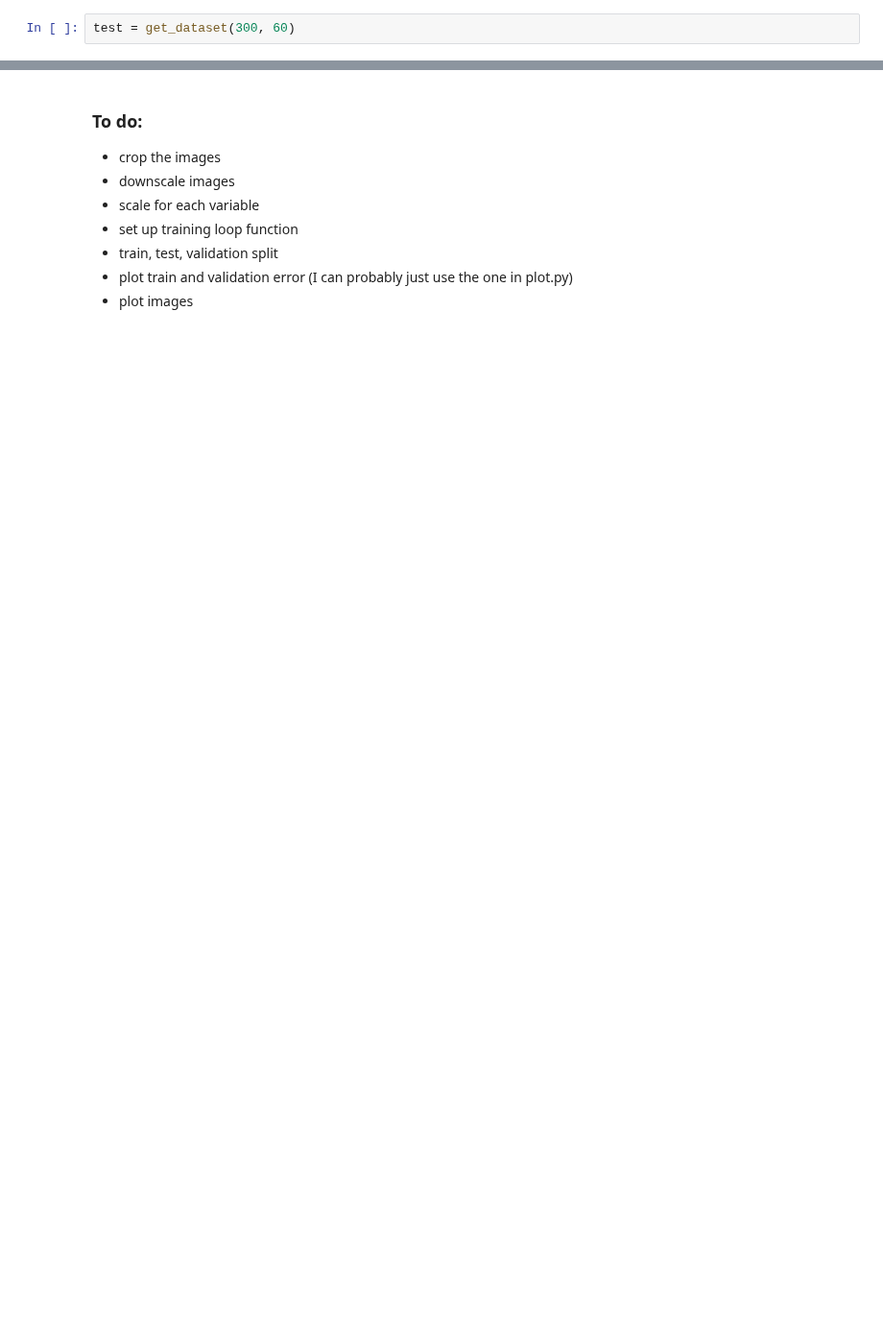
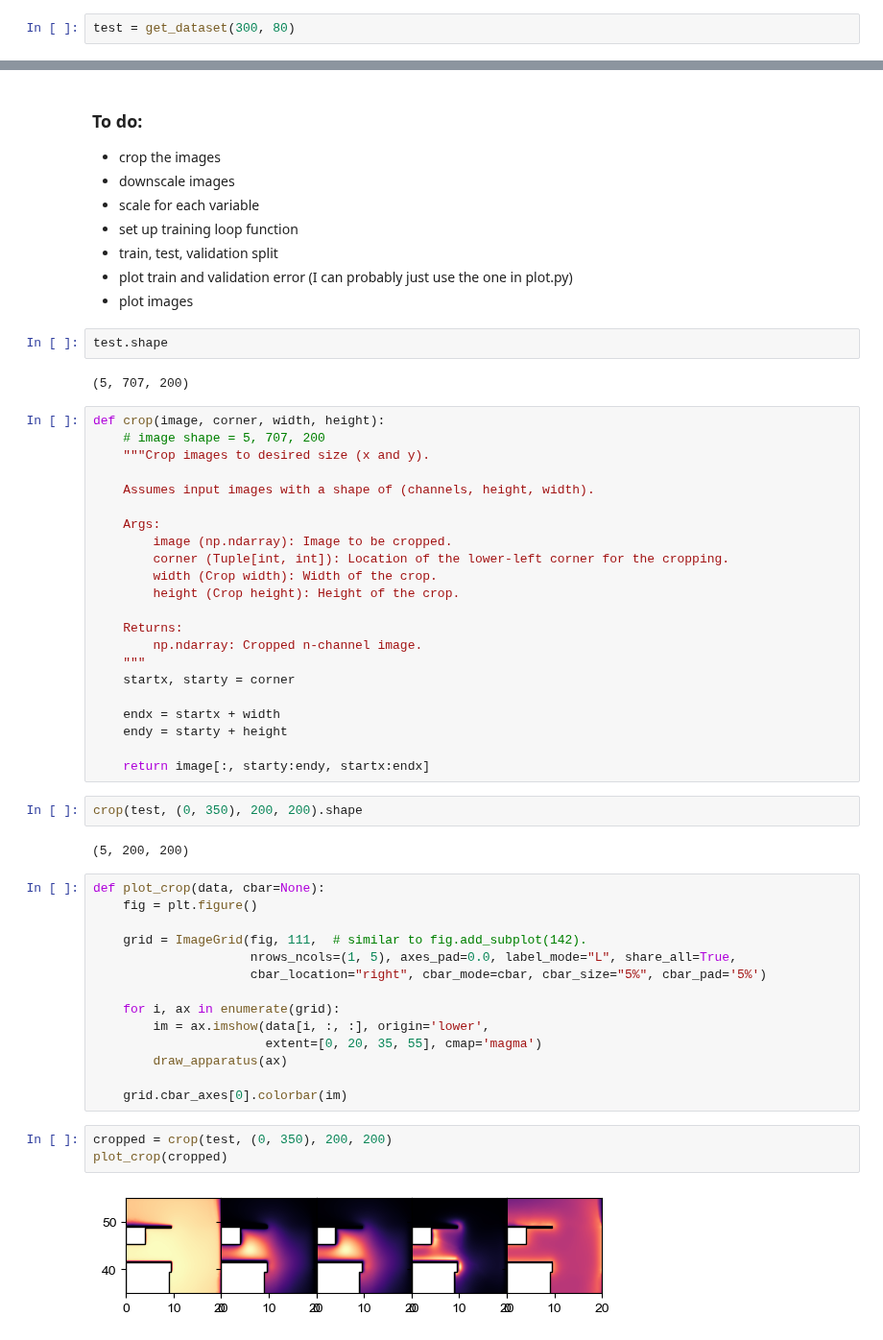
Before and after one commit to jarltc/2d-discharge-nn, a Jupyter notebook: torch/ae_epoch.ipynb, the cells around one changed output, grey strips where cells are left out. Shown at 96% size. Drawn from its saved outputs; the diff is of its cells as text; blank space fills up the shorter version.

Commit message:
finish scale crop minmax functions

```diff
--- a/torch/ae_epoch.ipynb
+++ b/torch/ae_epoch.ipynb
@@ -44,7 +49,7 @@ def get_dataset(V, P):
 
     return array
 # %%
-test = get_dataset(300, 60)
+test = get_dataset(300, 80)
 # %%
 plot_data(test)
 # %% [output]
@@ -58,3 +64,52 @@ plot_data(test)
 * train, test, validation split
 * plot train and validation error (I can probably just use the one in plot.py)
 * plot images
+# %%
+test.shape
+# %% [output]
+(5, 707, 200)
+# %%
+def crop(image, corner, width, height):
+    # image shape = 5, 707, 200
+    """Crop images to desired size (x and y).
+
+    Assumes input images with a shape of (channels, height, width).
+
+    Args:
+        image (np.ndarray): Image to be cropped.
+        corner (Tuple[int, int]): Location of the lower-left corner for the cropping.
+        width (Crop width): Width of the crop.
+        height (Crop height): Height of the crop.
+
+    Returns:
+        np.ndarray: Cropped n-channel image.
+    """
+    startx, starty = corner
+
+    endx = startx + width
+    endy = starty + height
+
+    return image[:, starty:endy, startx:endx]
+# %%
+crop(test, (0, 350), 200, 200).shape
+# %% [output]
+(5, 200, 200)
+# %%
+def plot_crop(data, cbar=None):
+    fig = plt.figure()
+
+    grid = ImageGrid(fig, 111,  # similar to fig.add_subplot(142).
+                     nrows_ncols=(1, 5), axes_pad=0.0, label_mode="L", share_all=True,
+                     cbar_location="right", cbar_mode=cbar, cbar_size="5%", cbar_pad='5%')
+
+    for i, ax in enumerate(grid):
+        im = ax.imshow(data[i, :, :], origin='lower',
+                       extent=[0, 20, 35, 55], cmap='magma')
+        draw_apparatus(ax)
+
+    grid.cbar_axes[0].colorbar(im)
+# %%
+cropped = crop(test, (0, 350), 200, 200)
+plot_crop(cropped)
+# %% [output]
+[figure, added]
```
Also changed, not shown: parts of 11 cells of this notebook.
